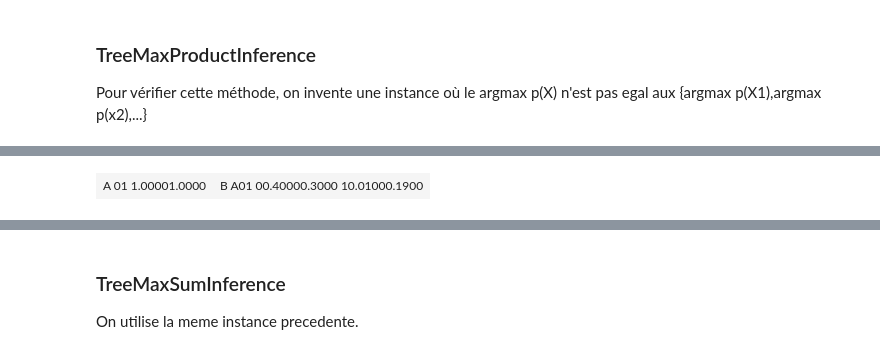
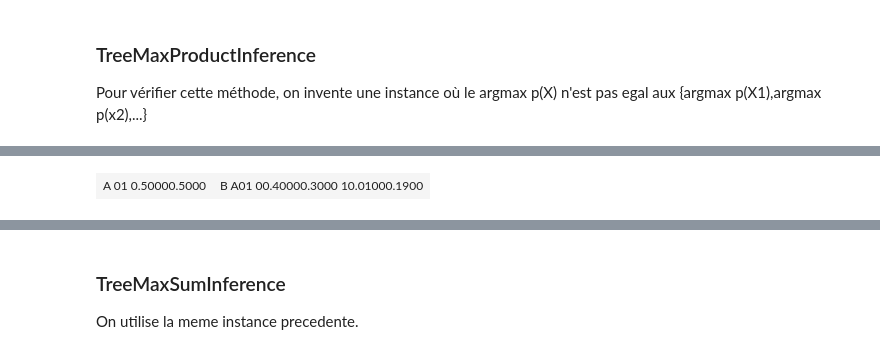
Before and after one commit to Qdake/Decision-making-under-uncertainty, a Jupyter notebook: rapport.ipynb, the cells around one changed output, grey strips where cells are left out. Drawn from its saved outputs; the diff is of its cells as text; code cells hidden in the pictures.

```diff
--- a/rapport.ipynb
+++ b/rapport.ipynb
@@ -147,19 +147,19 @@ Pour vérifier cette méthode, on invente une instance où le argmax p(X) n'est
 # %%
 # construction de bn en forme d'un arbre
 bn_tree1=gum.fastBN("A->B")
 gnb.showBN(bn_tree1)
-bn_tree1.cpt(0).fillWith(1)
+bn_tree1.cpt(0).fillWith(0.5)
 bn_tree1.cpt(1).fillWith([0.4,0.3,0.01,0.19])
 gnb.sideBySide(bn_tree1.cpt(0),bn_tree1.cpt(1))
 # construction de factor graph
 gf_tree1 = FactorGraph();
 gf_tree1.build(bn_tree1);
 # show
 g=dot.graph_from_dot_data(gf_tree1.show())
 SVG(g.create_svg())
 # %% [output]
 [drawing not drawn]
-| A 01 1.00001.0000 | B A01 00.40000.3000 10.01000.1900 |
+| A 01 0.50000.5000 | B A01 00.40000.3000 10.01000.1900 |
 [drawing not drawn]
 # %%
 %reload_ext autoreload
```
Also changed, not shown: parts of 9 cells of this notebook, 1 other file.
